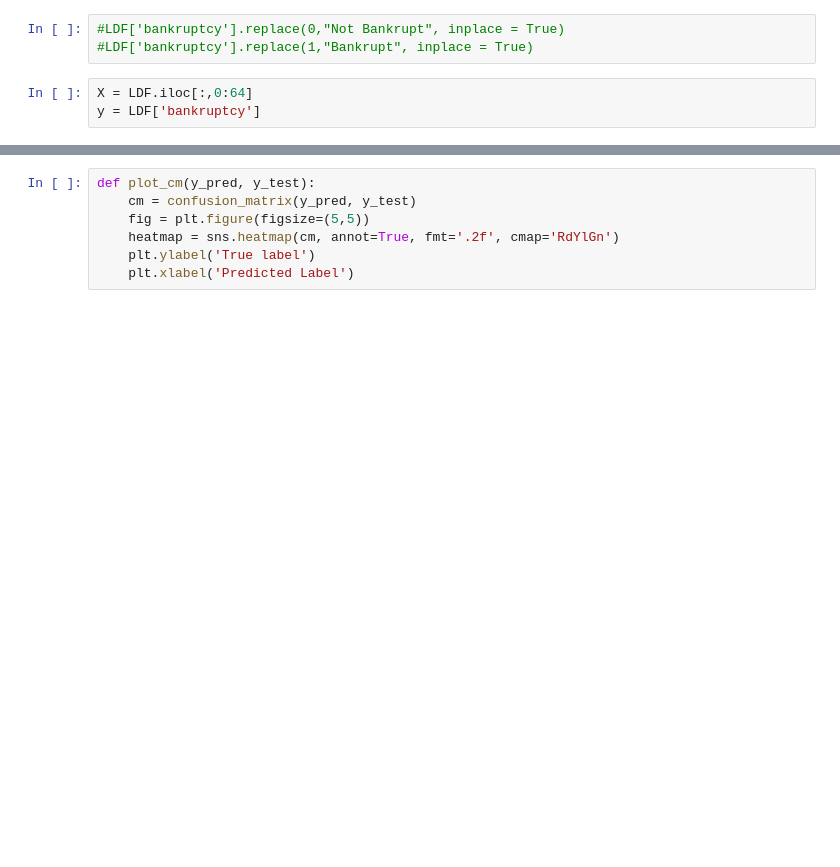
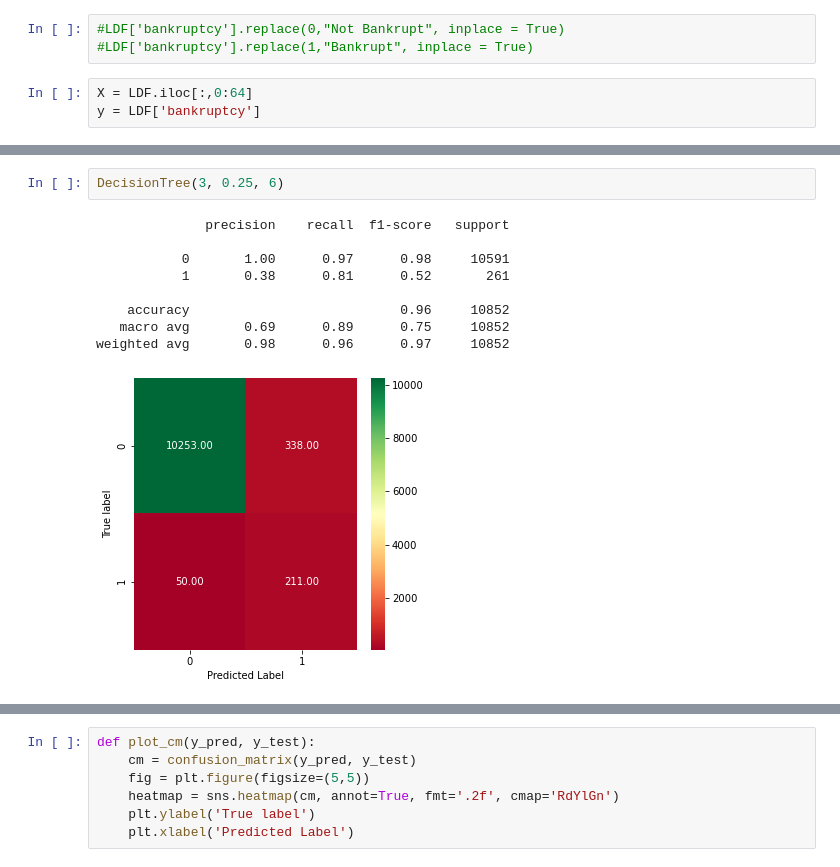
Before and after one commit to KeeganH2O/DS160_Final_Project_BWT_KSH, a Jupyter notebook: FinalProject_KSH_BWT.ipynb, the cells around one changed output, grey strips where cells are left out. Saved outputs shown, nothing was run; the diff lists cells and outputs as text; blank space fills up the shorter version.

```diff
--- a/FinalProject_KSH_BWT.ipynb
+++ b/FinalProject_KSH_BWT.ipynb
@@ -188,0 +161,12 @@ weighted avg       0.98      0.97      0.97      8681
+# %%
+DecisionTree(3, 0.25, 6)
+# %% [output]
+              precision    recall  f1-score   support
+
+           0       1.00      0.97      0.98     10591
+           1       0.38      0.81      0.52       261
+
+    accuracy                           0.96     10852
+   macro avg       0.69      0.89      0.75     10852
+weighted avg       0.98      0.96      0.97     10852
+[figure, added]
```
Also changed, not shown: parts of 68 cells of this notebook.
